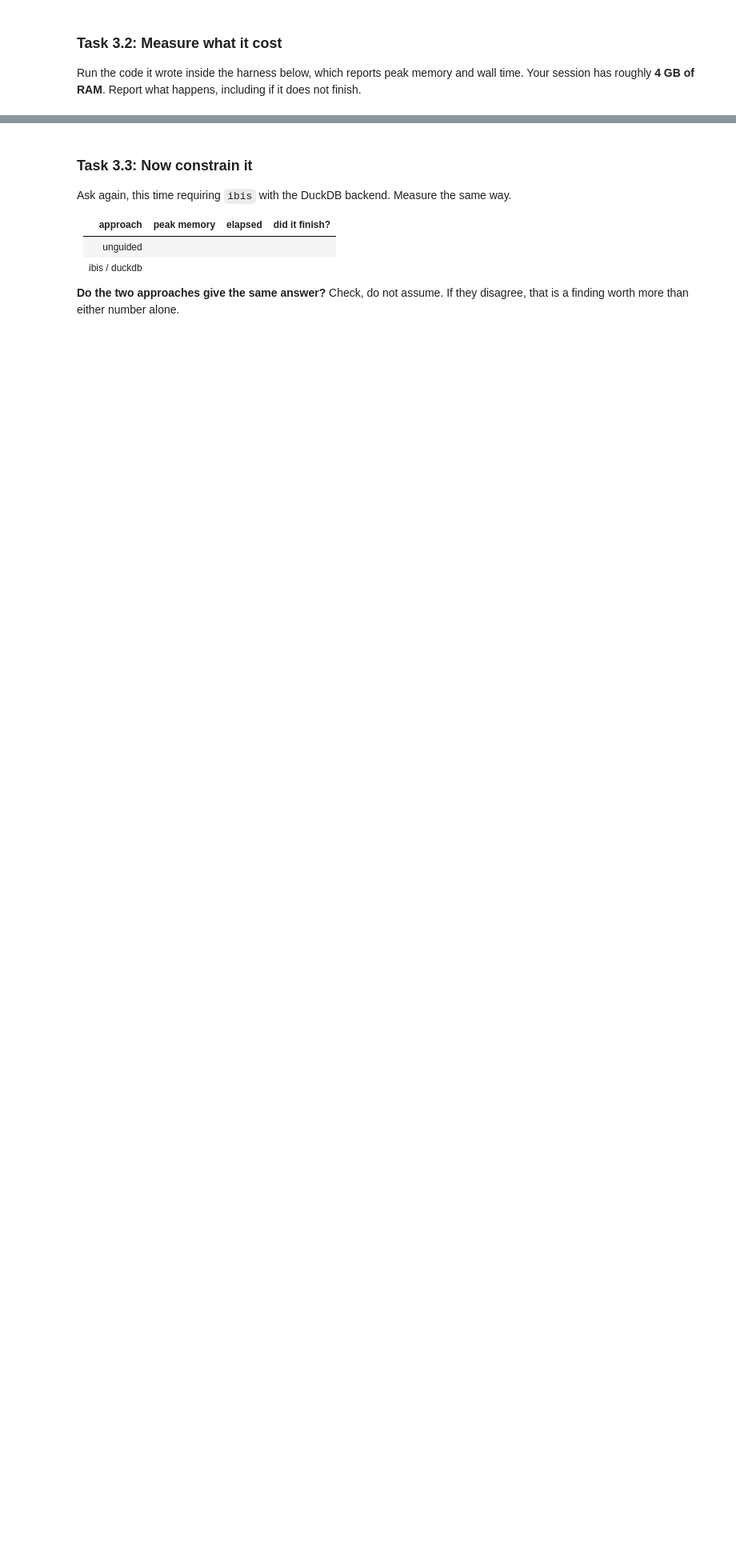
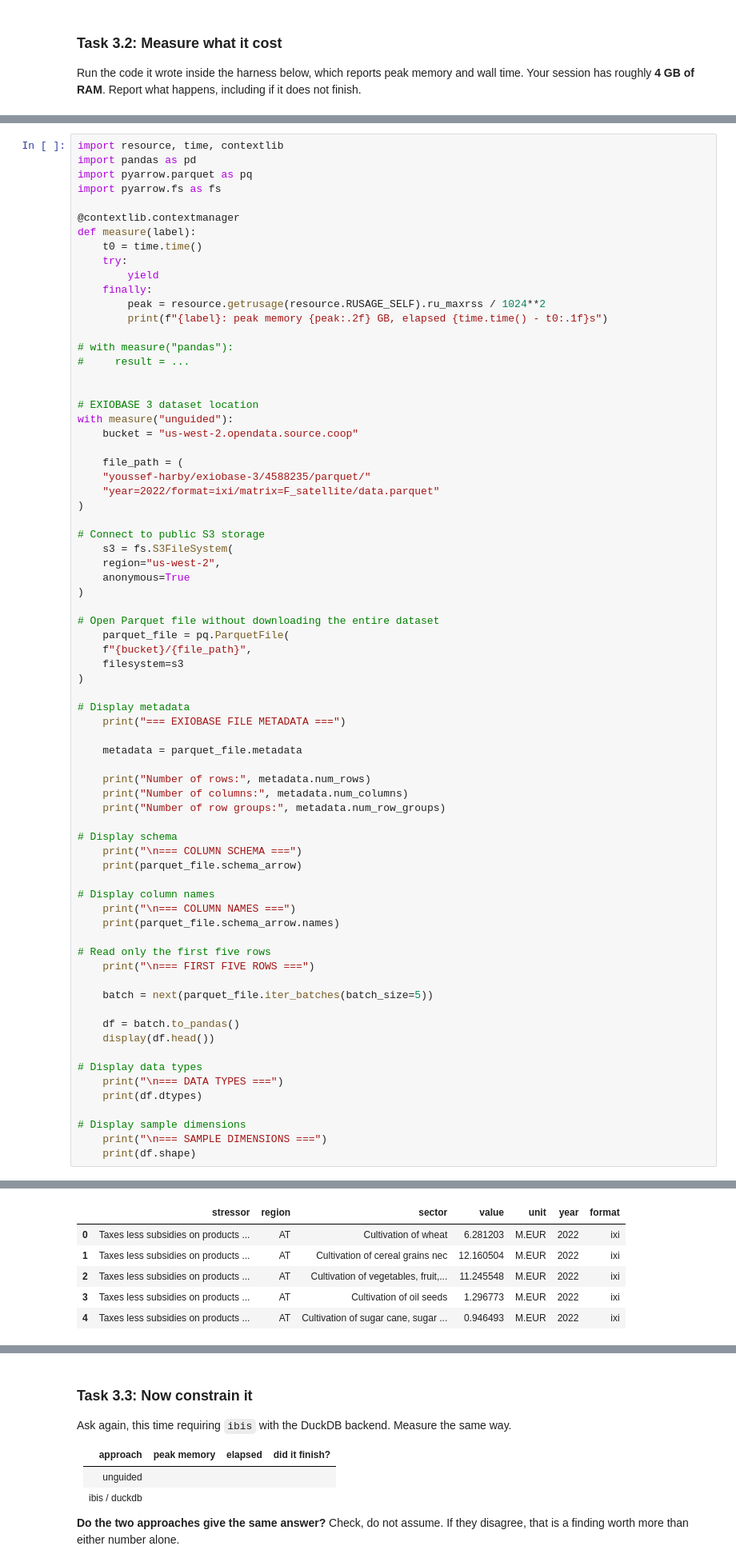
Before and after one commit to nicolettehagen-bit/Climate_module, a Jupyter notebook: climate.ipynb, the cells around one changed output, grey strips where cells are left out. Shown at 80% size. Drawn from its saved outputs; the diff is of its cells as text; blank space fills up the shorter version.

```diff
--- a/climate.ipynb
+++ b/climate.ipynb
@@ -213,0 +519,73 @@ def measure(label):
+# %%
+import resource, time, contextlib
+import pandas as pd
+import pyarrow.parquet as pq
+import pyarrow.fs as fs
+
+@contextlib.contextmanager
+def measure(label):
+    t0 = time.time()
+    try:
+        yield
+    finally:
+        peak = resource.getrusage(resource.RUSAGE_SELF).ru_maxrss / 1024**2
+        print(f"{label}: peak memory {peak:.2f} GB, elapsed {time.time() - t0:.1f}s")
+
+# with measure("pandas"):
+#     result = ...
+
+
+# EXIOBASE 3 dataset location
+with measure("unguided"):
+    bucket = "us-west-2.opendata.source.coop"
+
+    file_path = (
+    "youssef-harby/exiobase-3/4588235/parquet/"
+    "year=2022/format=ixi/matrix=F_satellite/data.parquet"
+)
+
+# Connect to public S3 storage
+    s3 = fs.S3FileSystem(
+    region="us-west-2",
+    anonymous=True
+)
+
+# Open Parquet file without downloading the entire dataset
+    parquet_file = pq.ParquetFile(
+    f"{bucket}/{file_path}",
+    filesystem=s3
+)
+
+# Display metadata
+    print("=== EXIOBASE FILE METADATA ===")
+
+    metadata = parquet_file.metadata
+
+    print("Number of rows:", metadata.num_rows)
+    print("Number of columns:", metadata.num_columns)
+    print("Number of row groups:", metadata.num_row_groups)
+
+# Display schema
+    print("\n=== COLUMN SCHEMA ===")
+    print(parquet_file.schema_arrow)
+
+# Display column names
+    print("\n=== COLUMN NAMES ===")
+    print(parquet_file.schema_arrow.names)
+
+# Read only the first five rows
+    print("\n=== FIRST FIVE ROWS ===")
+
+    batch = next(parquet_file.iter_batches(batch_size=5))
+
+    df = batch.to_pandas()
+    display(df.head())
+
+# Display data types
+    print("\n=== DATA TYPES ===")
+    print(df.dtypes)
+
+# Display sample dimensions
+    print("\n=== SAMPLE DIMENSIONS ===")
+    print(df.shape)
+# %% [output]
@@ -213,0 +610,6 @@ def measure(label):
+|  | stressor | region | sector | value | unit | year | format |
+| 0 | Taxes less subsidies on products ... | AT | Cultivation of wheat | 6.281203 | M.EUR | 2022 | ixi |
+| 1 | Taxes less subsidies on products ... | AT | Cultivation of cereal grains nec | 12.160504 | M.EUR | 2022 | ixi |
+| 2 | Taxes less subsidies on products ... | AT | Cultivation of vegetables, fruit,... | 11.245548 | M.EUR | 2022 | ixi |
+| 3 | Taxes less subsidies on products ... | AT | Cultivation of oil seeds | 1.296773 | M.EUR | 2022 | ixi |
+| 4 | Taxes less subsidies on products ... | AT | Cultivation of sugar cane, sugar ... | 0.946493 | M.EUR | 2022 | ixi |
```
Also changed, not shown: parts of 56 cells of this notebook, 6 other files.
